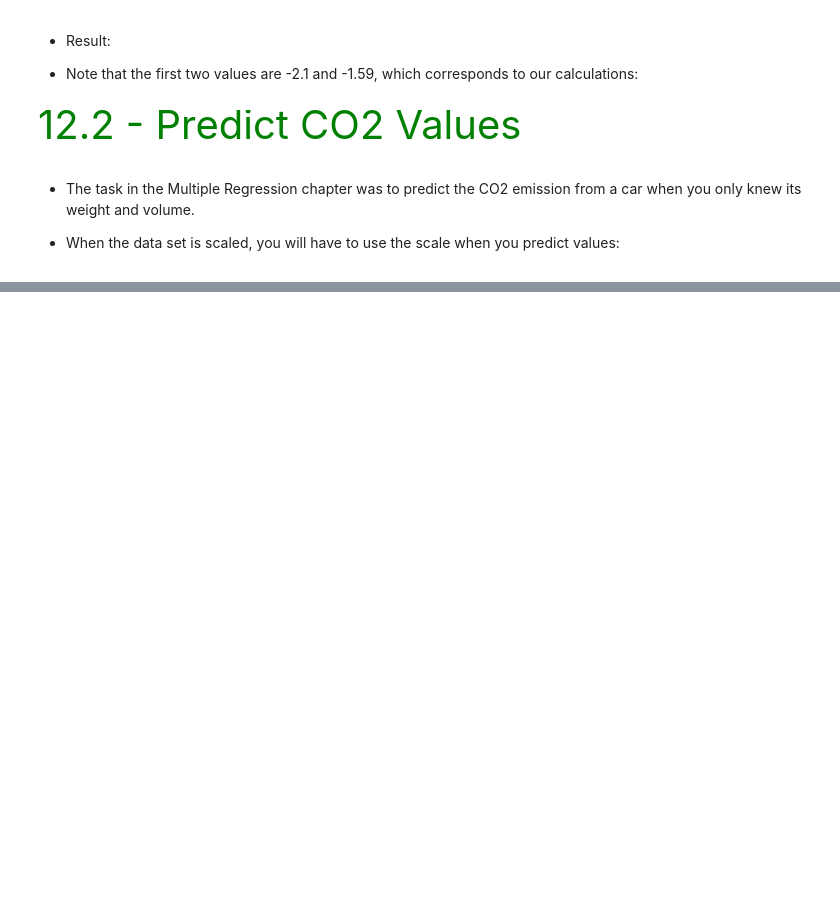
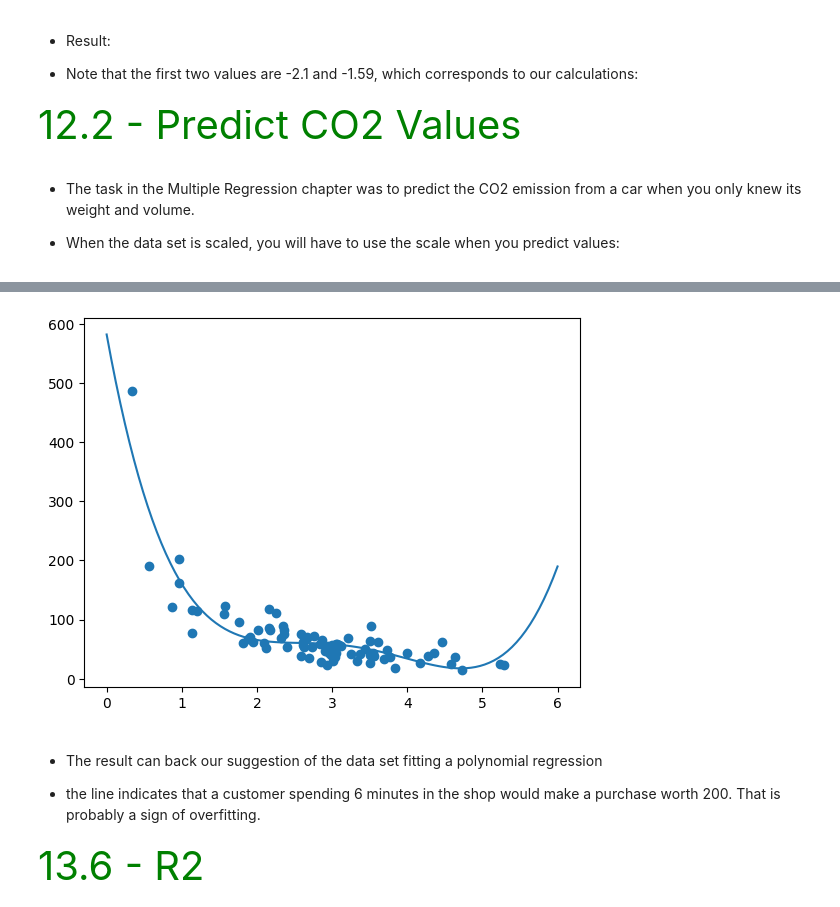
Before and after one commit to SouLayman2022/W3_machine_learning, a Jupyter notebook: Machine _learning_algorithmes.ipynb, the cells around one changed output, grey strips where cells are left out. Cells and saved outputs as stored; diff of their text form; code cells hidden in the pictures; blank space fills up the shorter version.

```diff
--- a/Machine _learning_algorithmes.ipynb
+++ b/Machine _learning_algorithmes.ipynb
@@ -738,0 +696,16 @@ print(predictedCO2)
+# %%
+mymodel = np.poly1d(np.polyfit(train_x, train_y, 4))
+
+myline = np.linspace(0, 6, 100)
+
+plt.scatter(train_x, train_y)
+plt.plot(myline, mymodel(myline))
+plt.show()
+# %% [output]
+[figure, added]
+# %% [markdown]
+- The result can back our suggestion of the data set fitting a polynomial regression
+
+- the line indicates that a customer spending 6 minutes in the shop would make a purchase worth 200. That is probably a sign of overfitting.
+# %% [markdown]
+<span style='color:green; font-size:40px'>13.6 - R2 </span>
```
Also changed, not shown: parts of 63 cells of this notebook, 1 other file.
